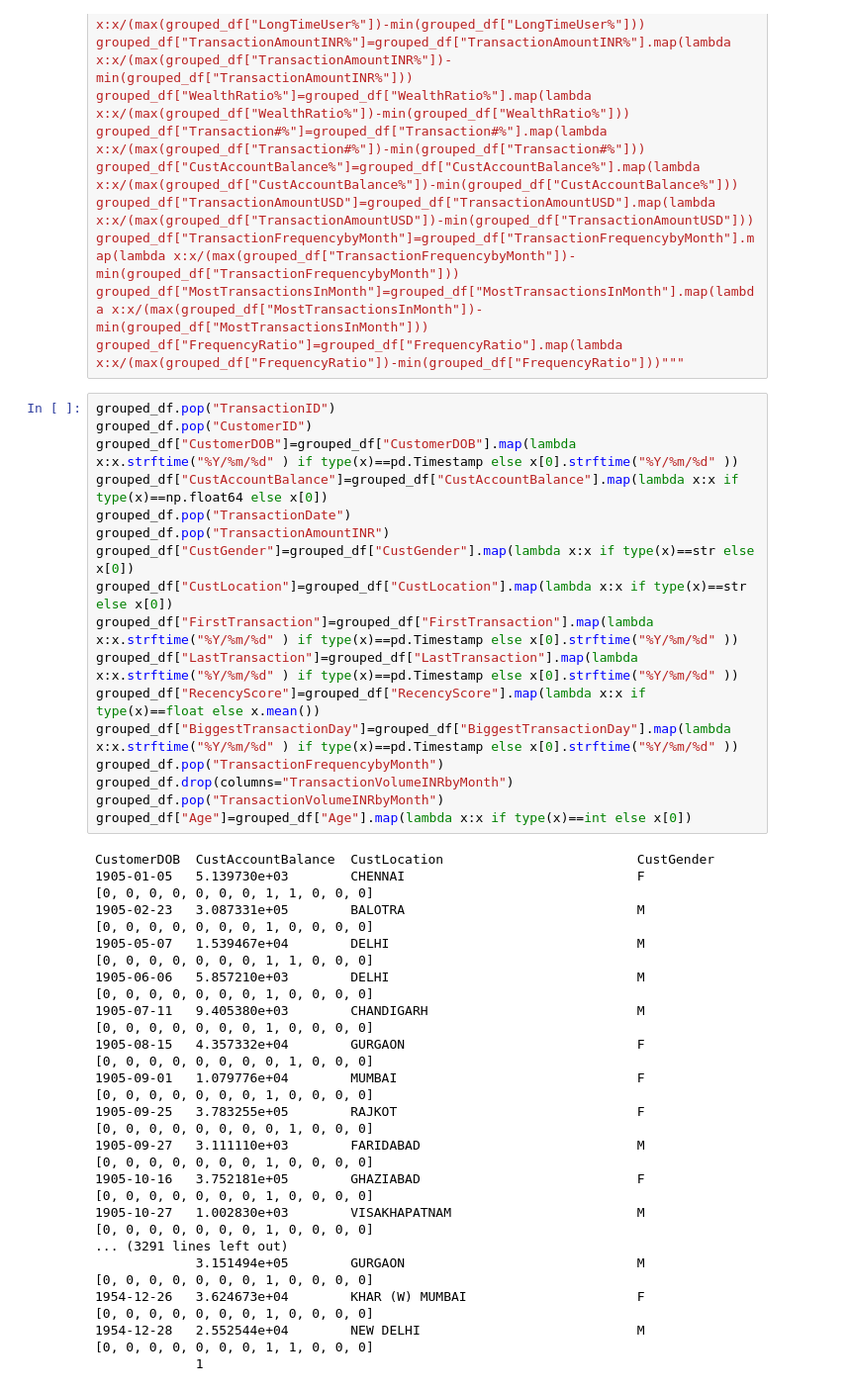
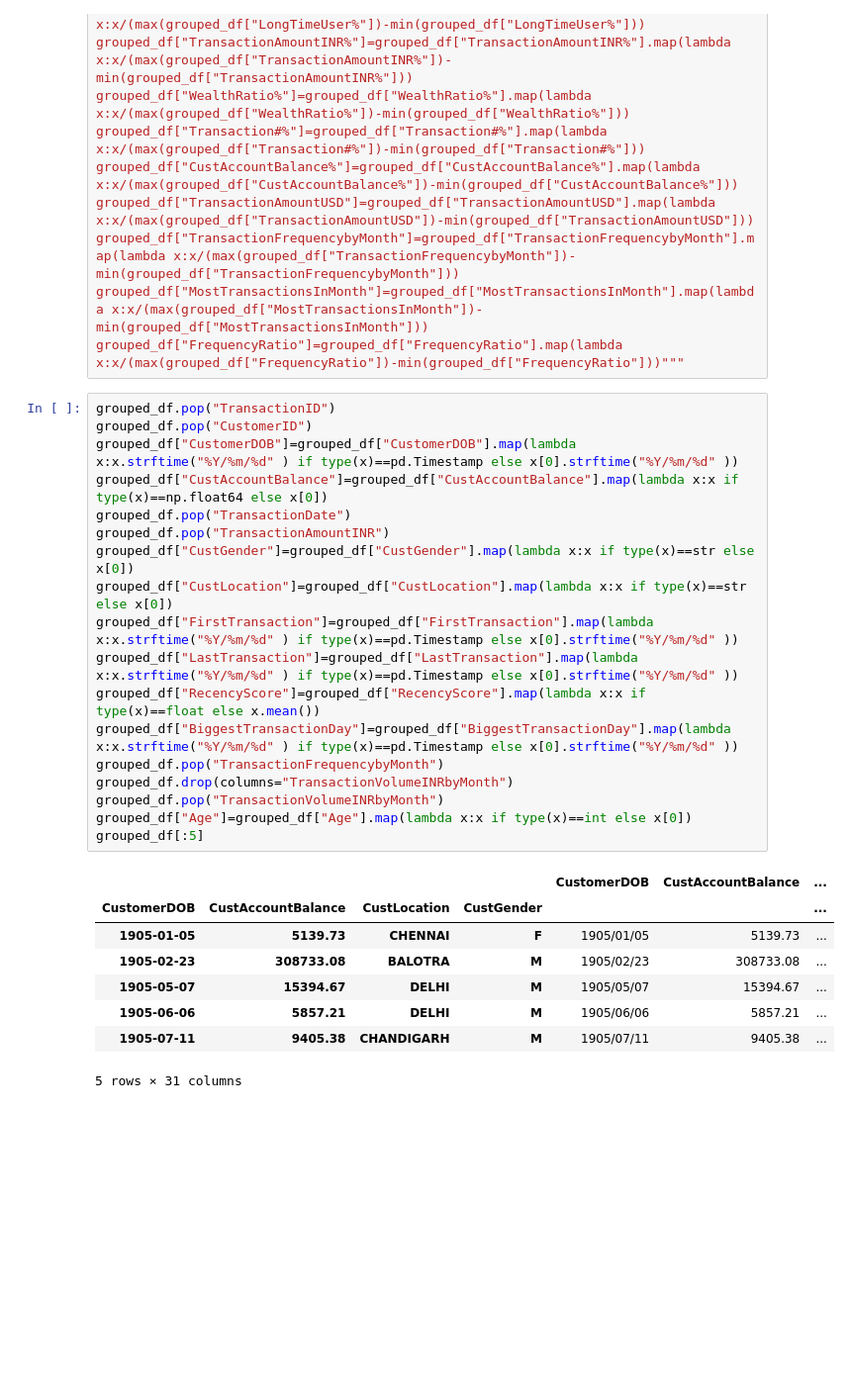
Before and after one commit to donEnno/G29HW4, a Jupyter notebook: ADM HW4 Q2.1,Q2.2.ipynb, the cells around one changed output. Shown at 99% size. Saved outputs shown, nothing was run; the diff lists cells and outputs as text; blank space fills up the shorter version.

```diff
--- a/ADM HW4 Q2.1,Q2.2.ipynb
+++ b/ADM HW4 Q2.1,Q2.2.ipynb
@@ -328,38 +328,30 @@ grouped_df["FrequencyRatio"]=grouped_df["FrequencyRatio"].map(lambda x:x/(max(gr
 # %%
 grouped_df.pop("TransactionID")
 grouped_df.pop("CustomerID")
 grouped_df["CustomerDOB"]=grouped_df["CustomerDOB"].map(lambda x:x.strftime("%Y/%m/%d" ) if type(x)==pd.Timestamp else x[0].strftime("%Y/%m/%d" ))
 grouped_df["CustAccountBalance"]=grouped_df["CustAccountBalance"].map(lambda x:x if type(x)==np.float64 else x[0])
 grouped_df.pop("TransactionDate")
 grouped_df.pop("TransactionAmountINR")
 grouped_df["CustGender"]=grouped_df["CustGender"].map(lambda x:x if type(x)==str else x[0])
 grouped_df["CustLocation"]=grouped_df["CustLocation"].map(lambda x:x if type(x)==str else x[0])
 grouped_df["FirstTransaction"]=grouped_df["FirstTransaction"].map(lambda x:x.strftime("%Y/%m/%d" ) if type(x)==pd.Timestamp else x[0].strftime("%Y/%m/%d" ))
 grouped_df["LastTransaction"]=grouped_df["LastTransaction"].map(lambda x:x.strftime("%Y/%m/%d" ) if type(x)==pd.Timestamp else x[0].strftime("%Y/%m/%d" ))
 grouped_df["RecencyScore"]=grouped_df["RecencyScore"].map(lambda x:x if type(x)==float else x.mean())
 grouped_df["BiggestTransactionDay"]=grouped_df["BiggestTransactionDay"].map(lambda x:x.strftime("%Y/%m/%d" ) if type(x)==pd.Timestamp else x[0].strftime("%Y/%m/%d" ))
 grouped_df.pop("TransactionFrequencybyMonth")
 grouped_df.drop(columns="TransactionVolumeINRbyMonth")
 grouped_df.pop("TransactionVolumeINRbyMonth")
 grouped_df["Age"]=grouped_df["Age"].map(lambda x:x if type(x)==int else x[0])
+grouped_df[:5]
 # %% [output]
+|  |  |  |  | CustomerDOB | CustAccountBalance | ... |
+| CustomerDOB | CustAccountBalance | CustLocation | CustGender |  |  | ... |
+| 1905-01-05 | 5139.73 | CHENNAI | F | 1905/01/05 | 5139.73 | ... |
+| 1905-02-23 | 308733.08 | BALOTRA | M | 1905/02/23 | 308733.08 | ... |
+| 1905-05-07 | 15394.67 | DELHI | M | 1905/05/07 | 15394.67 | ... |
+| 1905-06-06 | 5857.21 | DELHI | M | 1905/06/06 | 5857.21 | ... |
+| 1905-07-11 | 9405.38 | CHANDIGARH | M | 1905/07/11 | 9405.38 | ... |
-CustomerDOB  CustAccountBalance  CustLocation                         CustGender
-1905-01-05   5.139730e+03        CHENNAI                              F             [0, 0, 0, 0, 0, 0, 0, 1, 1, 0, 0, 0]
-1905-02-23   3.087331e+05        BALOTRA                              M             [0, 0, 0, 0, 0, 0, 0, 1, 0, 0, 0, 0]
-1905-05-07   1.539467e+04        DELHI                                M             [0, 0, 0, 0, 0, 0, 0, 1, 1, 0, 0, 0]
-1905-06-06   5.857210e+03        DELHI                                M             [0, 0, 0, 0, 0, 0, 0, 1, 0, 0, 0, 0]
-1905-07-11   9.405380e+03        CHANDIGARH                           M             [0, 0, 0, 0, 0, 0, 0, 1, 0, 0, 0, 0]
-1905-08-15   4.357332e+04        GURGAON                              F             [0, 0, 0, 0, 0, 0, 0, 0, 1, 0, 0, 0]
-1905-09-01   1.079776e+04        MUMBAI                               F             [0, 0, 0, 0, 0, 0, 0, 1, 0, 0, 0, 0]
-1905-09-25   3.783255e+05        RAJKOT                               F             [0, 0, 0, 0, 0, 0, 0, 0, 1, 0, 0, 0]
-1905-09-27   3.111110e+03        FARIDABAD                            M             [0, 0, 0, 0, 0, 0, 0, 1, 0, 0, 0, 0]
-1905-10-16   3.752181e+05        GHAZIABAD                            F             [0, 0, 0, 0, 0, 0, 0, 1, 0, 0, 0, 0]
-1905-10-27   1.002830e+03        VISAKHAPATNAM                        M             [0, 0, 0, 0, 0, 0, 0, 1, 0, 0, 0, 0]
-... (3291 lines left out)
-             3.151494e+05        GURGAON                              M             [0, 0, 0, 0, 0, 0, 0, 1, 0, 0, 0, 0]
-1954-12-26   3.624673e+04        KHAR (W) MUMBAI                      F             [0, 0, 0, 0, 0, 0, 0, 1, 0, 0, 0, 0]
-1954-12-28   2.552544e+04        NEW DELHI                            M             [0, 0, 0, 0, 0, 0, 0, 1, 1, 0, 0, 0]
-             1
+5 rows × 31 columns
 # %%
 from prince import FAMD
 famd = FAMD(n_components =5, n_iter = 5, random_state = 50)
```
Also changed, not shown: parts of 1 cell of this notebook.
